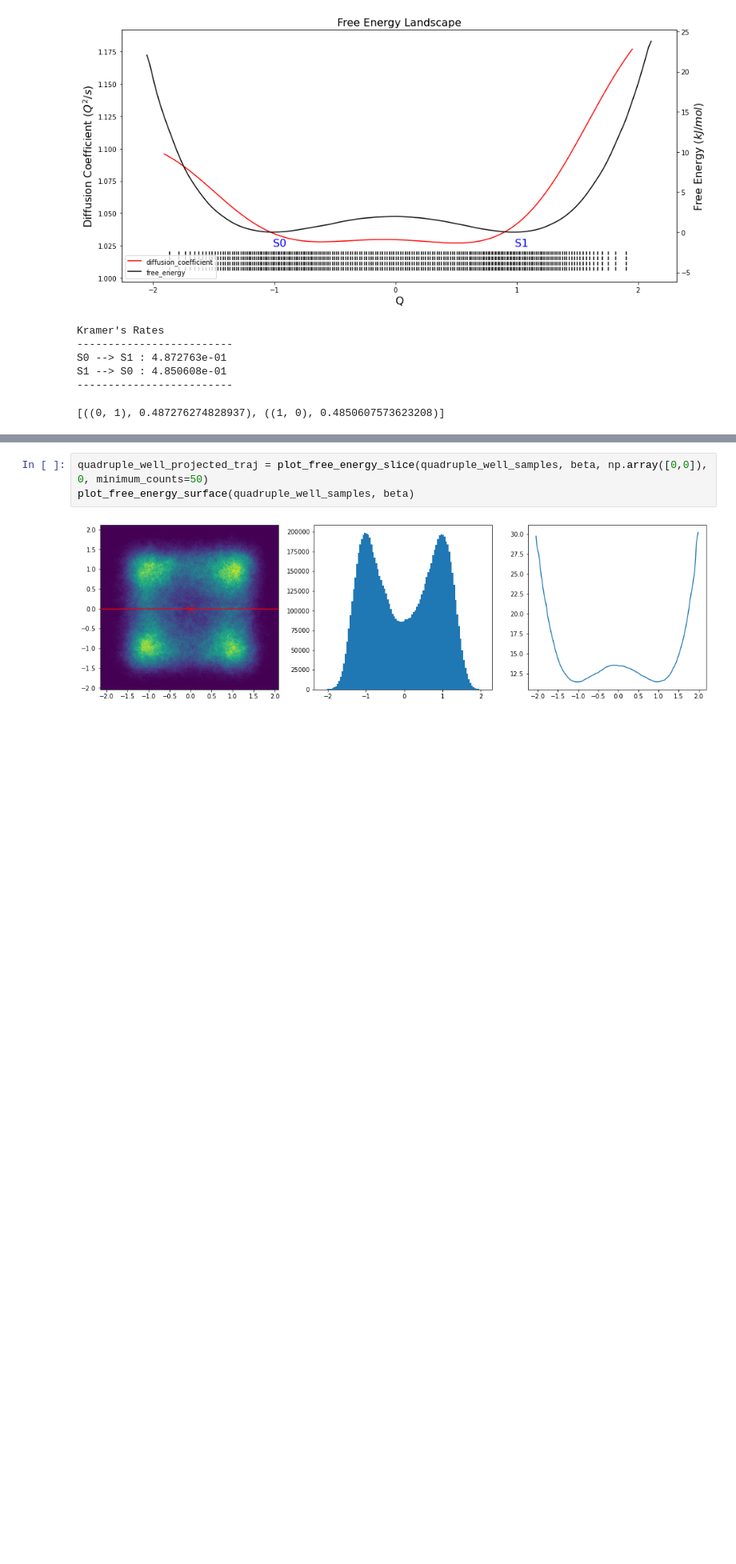
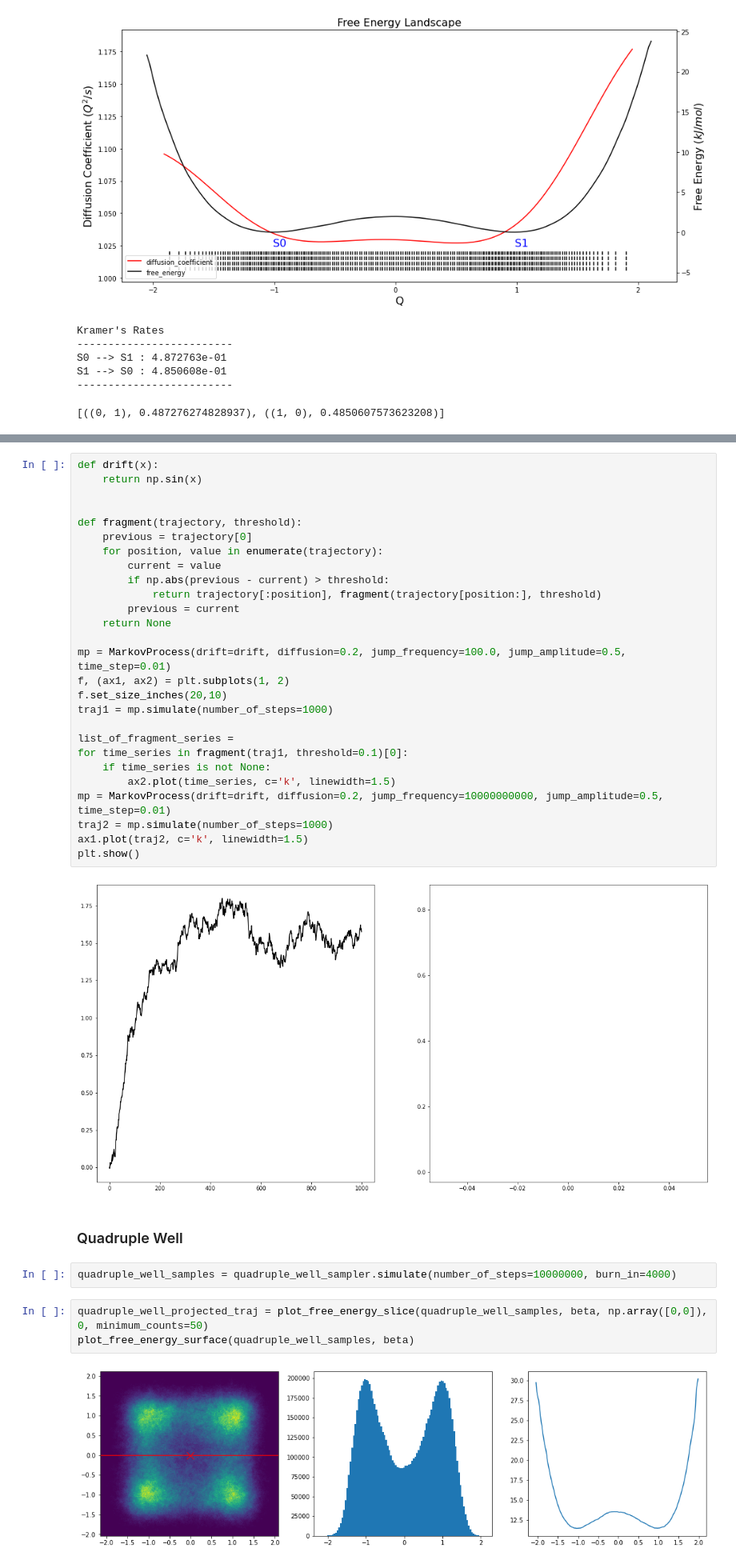
Before and after one commit to dominicp6/mdfeature, a Jupyter notebook: notebooks/EvaluationPipelineOnToyProblems.ipynb, the cells around one changed output, grey strips where cells are left out. Shown at 80% size. Saved outputs shown, nothing was run; the diff lists cells and outputs as text; blank space fills up the shorter version.

```diff
--- a/notebooks/EvaluationPipelineOnToyProblems.ipynb
+++ b/notebooks/EvaluationPipelineOnToyProblems.ipynb
@@ -168,3 +199,36 @@ quadruple_well_samples = quadruple_well_sampler.simulate(number_of_steps=1000000
+# %%
+def drift(x):
+    return np.sin(x)
+
+
+def fragment(trajectory, threshold):
+    previous = trajectory[0]
+    for position, value in enumerate(trajectory):
+        current = value
+        if np.abs(previous - current) > threshold:
+            return trajectory[:position], fragment(trajectory[position:], threshold)
+        previous = current
+    return None
+
+mp = MarkovProcess(drift=drift, diffusion=0.2, jump_frequency=100.0, jump_amplitude=0.5, time_step=0.01)
+f, (ax1, ax2) = plt.subplots(1, 2)
+f.set_size_inches(20,10)
+traj1 = mp.simulate(number_of_steps=1000)
+
+list_of_fragment_series =
+for time_series in fragment(traj1, threshold=0.1)[0]:
+    if time_series is not None:
+        ax2.plot(time_series, c='k', linewidth=1.5)
+mp = MarkovProcess(drift=drift, diffusion=0.2, jump_frequency=10000000000, jump_amplitude=0.5, time_step=0.01)
+traj2 = mp.simulate(number_of_steps=1000)
+ax1.plot(traj2, c='k', linewidth=1.5)
+plt.show()
+# %% [output]
+[figure, added]
+# %% [markdown]
+### Quadruple Well
+# %%
+quadruple_well_samples = quadruple_well_sampler.simulate(number_of_steps=10000000, burn_in=4000)
 # %%
 quadruple_well_projected_traj = plot_free_energy_slice(quadruple_well_samples, beta, np.array([0,0]), 0, minimum_counts=50)
 plot_free_energy_surface(quadruple_well_samples, beta)
```
Also changed, not shown: parts of 20 cells of this notebook, 1 other file.
